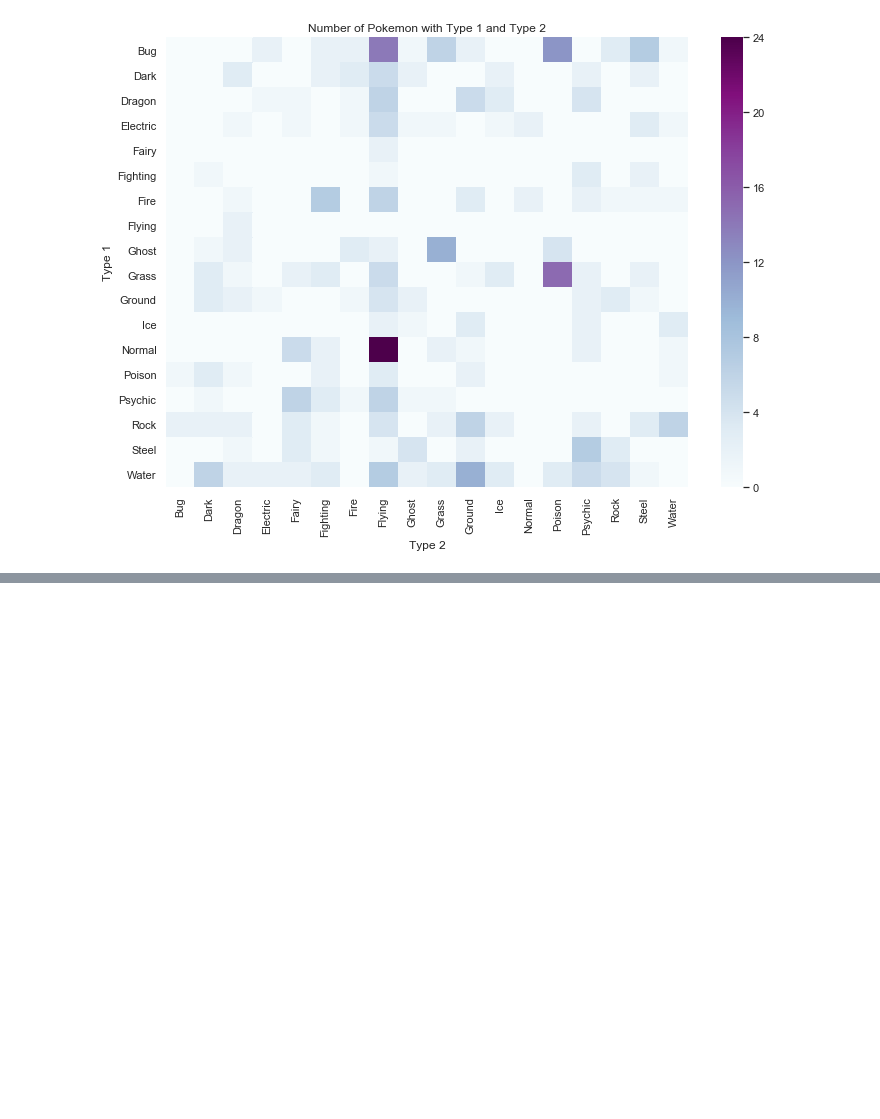
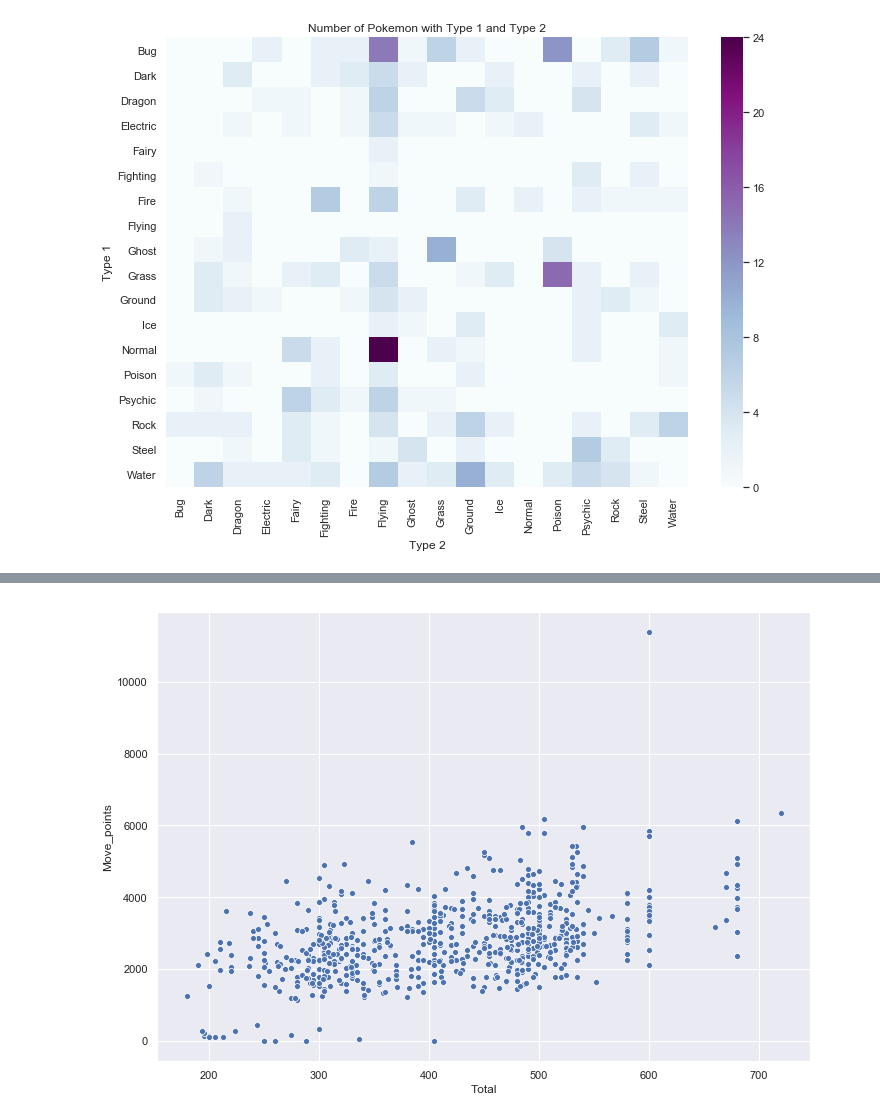
Before and after one commit to build-week2-pokemon1/DataScience, a Jupyter notebook: pokemon.ipynb, the cells around one changed output, grey strips where cells are left out. Drawn from its saved outputs; the diff is of its cells as text; code cells hidden in the pictures; blank space fills up the shorter version.

Commit message:
Added move points from API

```diff
--- a/pokemon.ipynb
+++ b/pokemon.ipynb
@@ -156,0 +205,2 @@ plt.title('Number of Pokemon with Type 1 and Type 2');
+# %%
+moves = moves.groupby('Name').agg(sum)
@@ -156,0 +217,3 @@ plt.title('Number of Pokemon with Type 1 and Type 2');
+# %%
+df = df.set_index('Name')
+df.head()
@@ -156,0 +228,3 @@ plt.title('Number of Pokemon with Type 1 and Type 2');
+# %%
+df_all = df.merge(moves, left_on='Name', right_on='Name')
+df_all.head()
@@ -156,0 +239,3 @@ plt.title('Number of Pokemon with Type 1 and Type 2');
+# %%
+df_all = df_all.reset_index()
+df_all.head()
@@ -156,0 +251,4 @@ plt.title('Number of Pokemon with Type 1 and Type 2');
+# %%
+sns.scatterplot(data=df_all, x='Total', y='Move_points');
+# %% [output]
+[figure, added]
```
Also changed, not shown: parts of 11 cells of this notebook, 6 other files.
